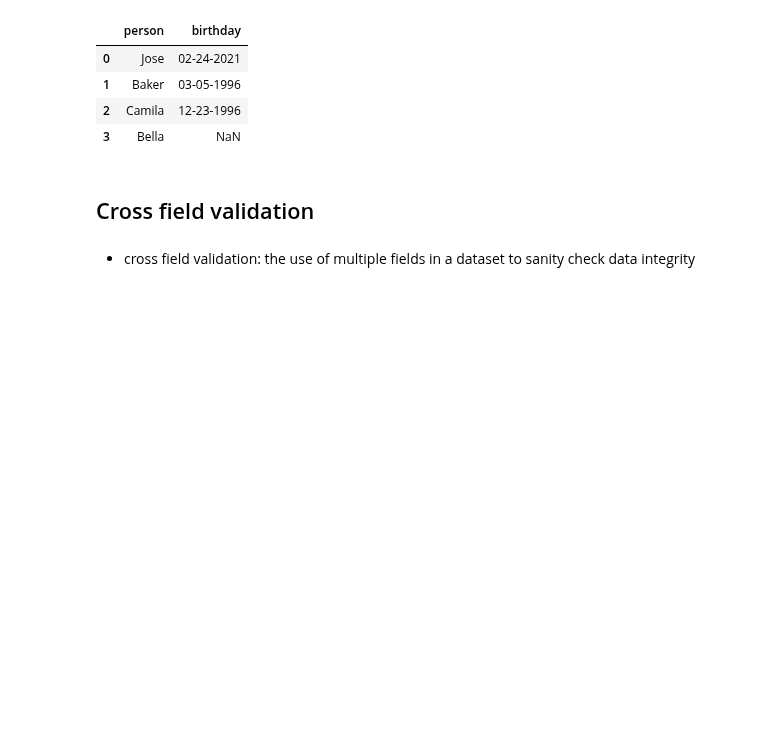
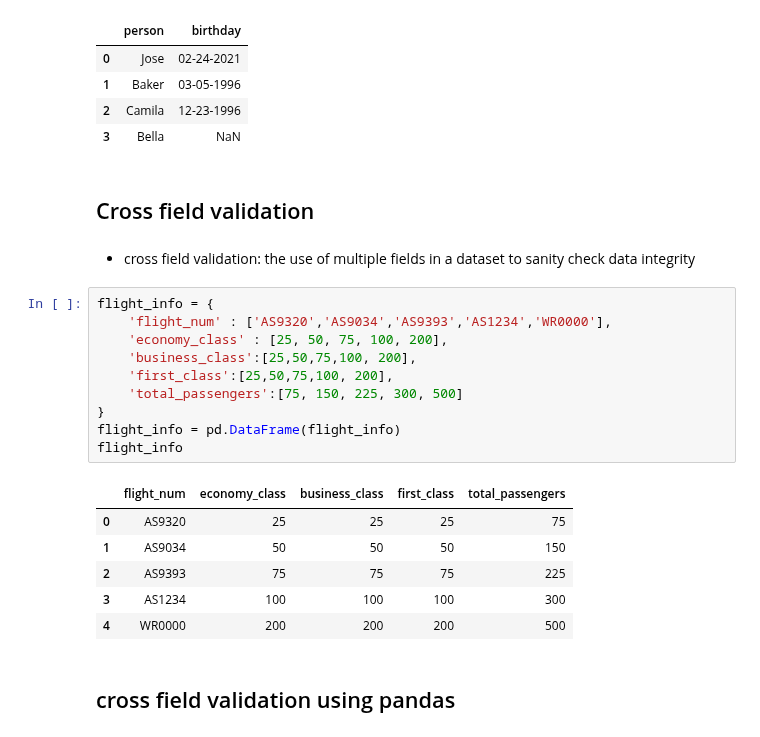
Before and after one commit to Jose-Servin/DataCamp, a Jupyter notebook: Courses/Cleaning_Data/cleaning_data.ipynb, the cells around one changed output. Saved outputs shown, nothing was run; the diff lists cells and outputs as text; blank space fills up the shorter version.

Commit message:
2/3 done with course. new notes on cross field validation

```diff
--- a/Courses/Cleaning_Data/cleaning_data.ipynb
+++ b/Courses/Cleaning_Data/cleaning_data.ipynb
@@ -875,3 +875,22 @@ birthdays
 ## Cross field validation
 # %% [markdown]
 * cross field validation: the use of multiple fields in a dataset to sanity check data integrity
+# %%
+flight_info = {
+    'flight_num' : ['AS9320','AS9034','AS9393','AS1234','WR0000'],
+    'economy_class' : [25, 50, 75, 100, 200],
+    'business_class':[25,50,75,100, 200],
+    'first_class':[25,50,75,100, 200],
+    'total_passengers':[75, 150, 225, 300, 500]
+}
+flight_info = pd.DataFrame(flight_info)
+flight_info
+# %% [output]
+|  | flight_num | economy_class | business_class | first_class | total_passengers |
+| 0 | AS9320 | 25 | 25 | 25 | 75 |
+| 1 | AS9034 | 50 | 50 | 50 | 150 |
+| 2 | AS9393 | 75 | 75 | 75 | 225 |
+| 3 | AS1234 | 100 | 100 | 100 | 300 |
+| 4 | WR0000 | 200 | 200 | 200 | 500 |
+# %% [markdown]
+## cross field validation using pandas
```
Also changed, not shown: parts of 15 cells of this notebook.
